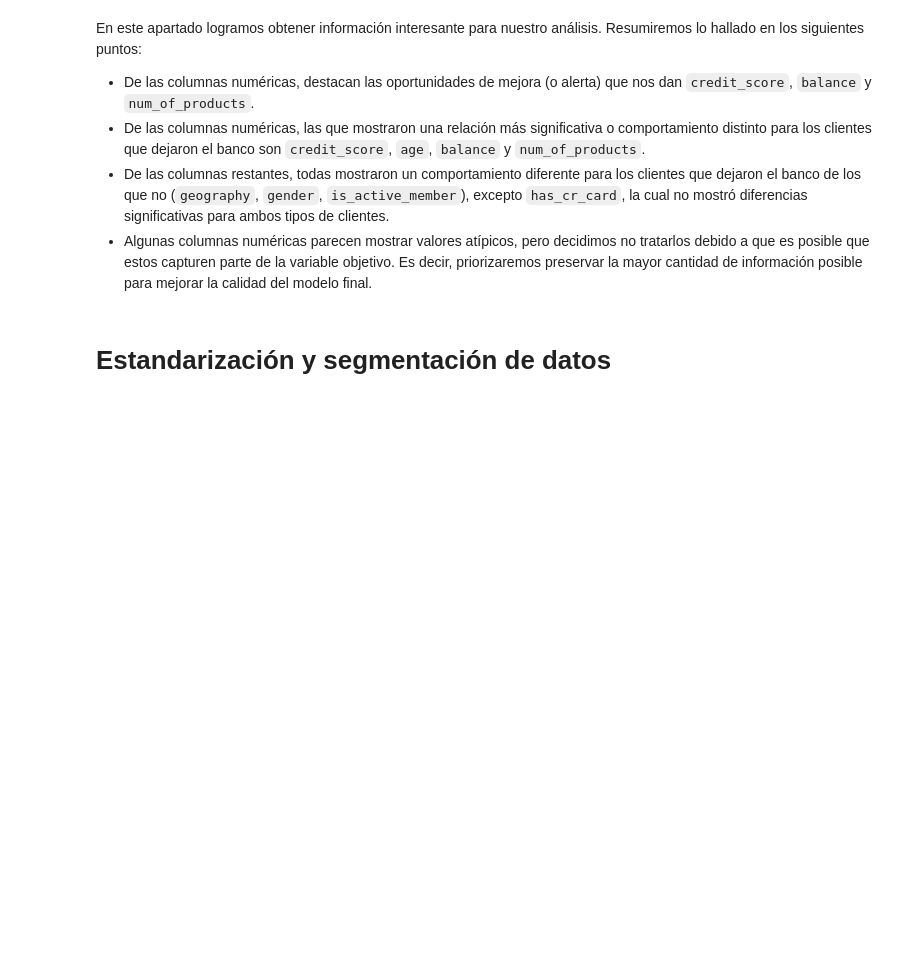
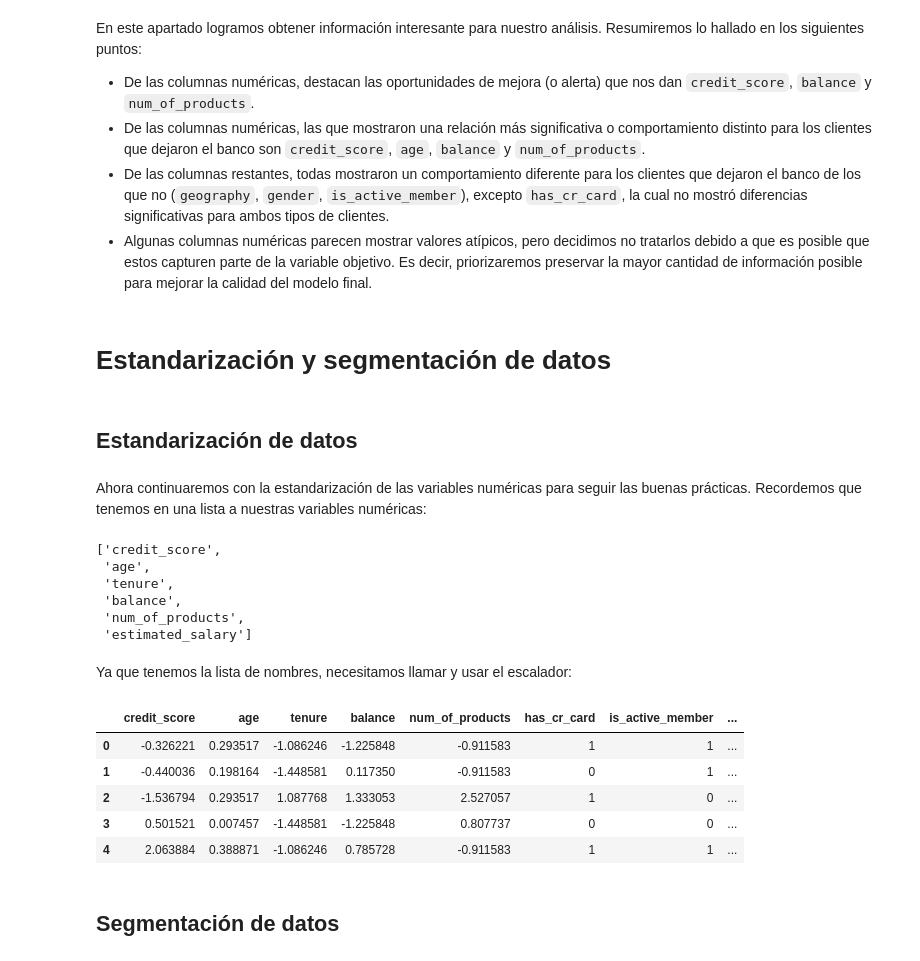
Before and after one commit to ChristianMartinezCaceres/Practicum-portfolio, a Jupyter notebook: 08_bank_customers_model/bank_customers_model.ipynb, the cells around one changed output. Drawn from its saved outputs; the diff is of its cells as text; code cells hidden in the pictures; blank space fills up the shorter version.

Commit message:
Escalado y segmentación finalizado

```diff
--- a/08_bank_customers_model/bank_customers_model.ipynb
+++ b/08_bank_customers_model/bank_customers_model.ipynb
@@ -421,3 +421,35 @@ En este apartado logramos obtener información interesante para nuestro análisi
 * Algunas columnas numéricas parecen mostrar valores atípicos, pero decidimos no tratarlos debido a que es posible que estos capturen parte de la variable objetivo. Es decir, priorizaremos preservar la mayor cantidad de información posible para mejorar la calidad del modelo final.
 # %% [markdown]
 # Estandarización y segmentación de datos
+# %% [markdown]
+## Estandarización de datos
+# %% [markdown]
+Ahora continuaremos con la estandarización de las variables numéricas para seguir las buenas prácticas. Recordemos que tenemos en una lista a nuestras variables numéricas:
+# %%
+data_numer
+# %% [output]
+['credit_score',
+ 'age',
+ 'tenure',
+ 'balance',
+ 'num_of_products',
+ 'estimated_salary']
+# %% [markdown]
+Ya que tenemos la lista de nombres, necesitamos llamar y usar el escalador:
+# %%
+scaler = StandardScaler() # guardando el estandarizador
+
+scaler.fit(data_beta_ohe[data_numer])  # entrena al estandarizador
+
+data_beta_ohe[data_numer] = scaler.transform(data_beta_ohe[data_numer])  # actualiza el escalado
+
+data_beta_ohe.head()
+# %% [output]
+|  | credit_score | age | tenure | balance | num_of_products | has_cr_card | is_active_member | ... |
+| 0 | -0.326221 | 0.293517 | -1.086246 | -1.225848 | -0.911583 | 1 | 1 | ... |
+| 1 | -0.440036 | 0.198164 | -1.448581 | 0.117350 | -0.911583 | 0 | 1 | ... |
+| 2 | -1.536794 | 0.293517 | 1.087768 | 1.333053 | 2.527057 | 1 | 0 | ... |
+| 3 | 0.501521 | 0.007457 | -1.448581 | -1.225848 | 0.807737 | 0 | 0 | ... |
+| 4 | 2.063884 | 0.388871 | -1.086246 | 0.785728 | -0.911583 | 1 | 1 | ... |
+# %% [markdown]
+## Segmentación de datos
```
Also changed, not shown: parts of 12 cells of this notebook.
